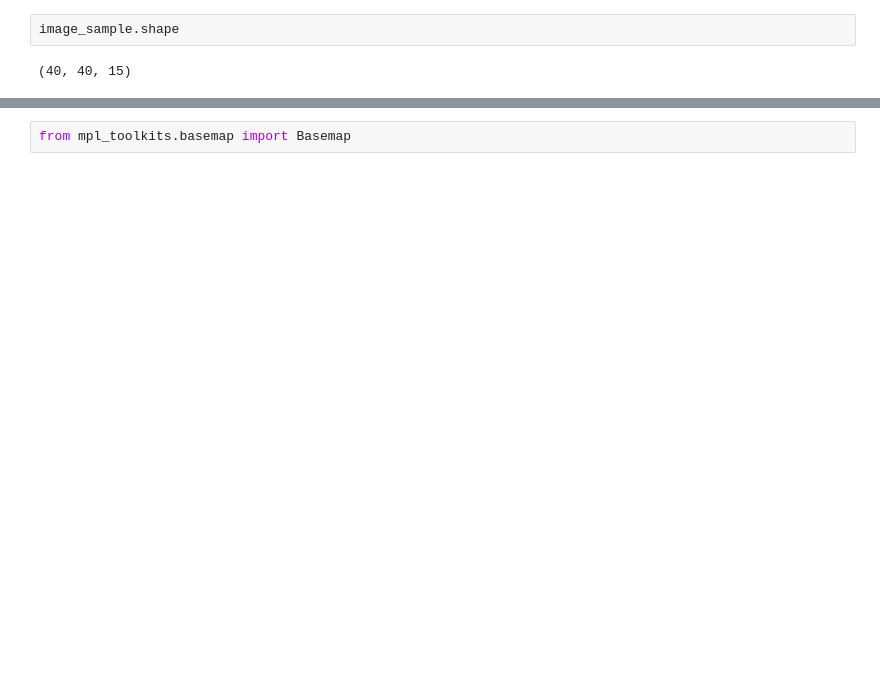
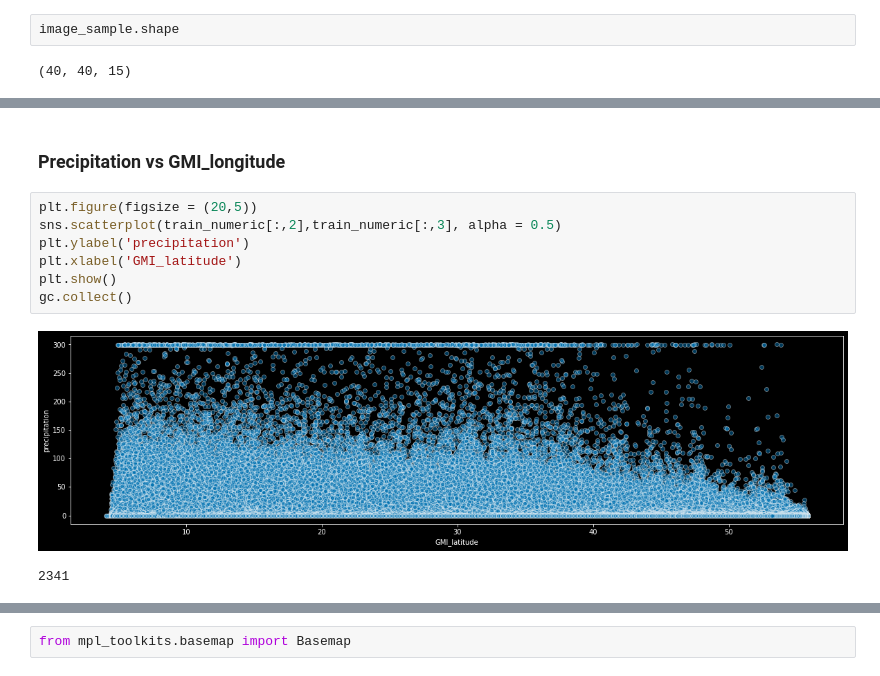
Before and after one commit to deagwon97/dacon-satellite-precipitation, a Jupyter notebook: Dacon_satellite_EDA.ipynb, the cells around one changed output, grey strips where cells are left out. Drawn from its saved outputs; the diff is of its cells as text; blank space fills up the shorter version.

```diff
--- a/Dacon_satellite_EDA.ipynb
+++ b/Dacon_satellite_EDA.ipynb
@@ -98,0 +110,12 @@ train_numeric.columns = ['land_type', 'GMI_longitude', 'GMI_latitude', 'precipit
+# %% [markdown]
+### Precipitation vs GMI_longitude
+# %%
+plt.figure(figsize = (20,5))
+sns.scatterplot(train_numeric[:,2],train_numeric[:,3], alpha = 0.5)
+plt.ylabel('precipitation')
+plt.xlabel('GMI_latitude')
+plt.show()
+gc.collect()
+# %% [output]
+[figure, added]
+2341
```
Also changed, not shown: parts of 39 cells of this notebook.
